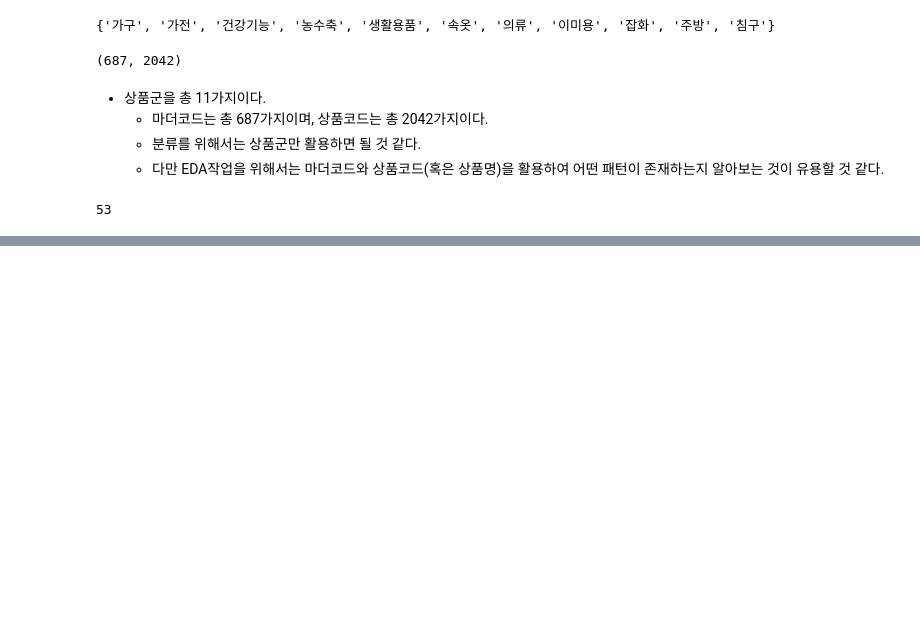
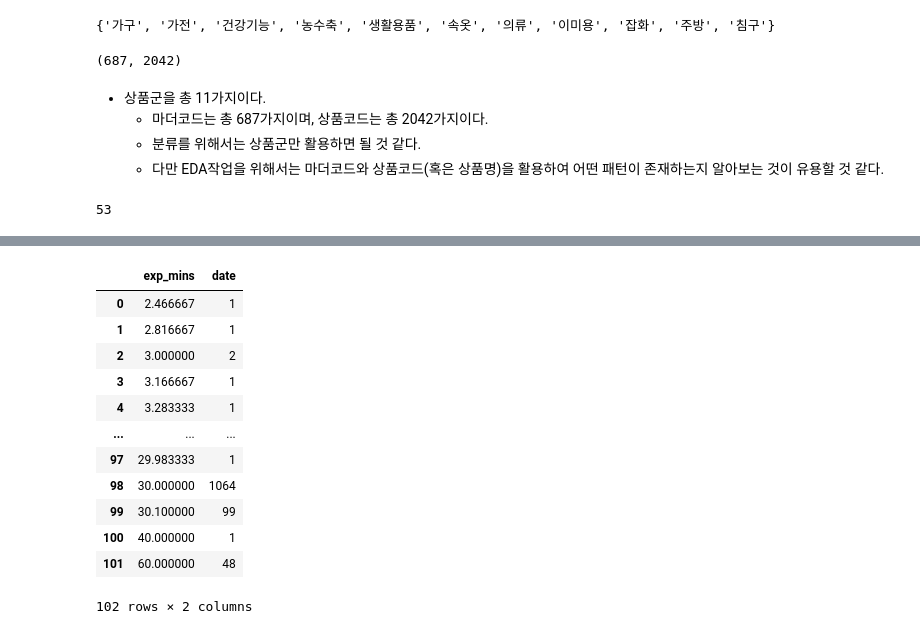
Before and after one commit to Blackraven93/2020_Bigcontest, a Jupyter notebook: python_code/지훈/200804_매출 실적 데이터.ipynb, the cells around one changed output, grey strips where cells are left out. Drawn from its saved outputs; the diff is of its cells as text; code cells hidden in the pictures; blank space fills up the shorter version.

```diff
--- a/python_code/지훈/200804_매출 실적 데이터.ipynb
+++ b/python_code/지훈/200804_매출 실적 데이터.ipynb
@@ -519,0 +474,19 @@ df_excel.head(60)
+# %%
+df_exp_mins_not20 = pd.DataFrame(df_exp_mins.sort_values(by='exp_mins').groupby('exp_mins')['date'].count())
+df_exp_mins_not20.columns = ['date']
+df_exp_mins_not20.reset_index(inplace=True)
+df_exp_mins_not20
+# %% [output]
+|  | exp_mins | date |
+| 0 | 2.466667 | 1 |
+| 1 | 2.816667 | 1 |
+| 2 | 3.000000 | 2 |
+| 3 | 3.166667 | 1 |
+| 4 | 3.283333 | 1 |
+| ... | ... | ... |
+| 97 | 29.983333 | 1 |
+| 98 | 30.000000 | 1064 |
+| 99 | 30.100000 | 99 |
+| 100 | 40.000000 | 1 |
+| 101 | 60.000000 | 48 |
+102 rows × 2 columns
```
Also changed, not shown: parts of 15 cells of this notebook.
